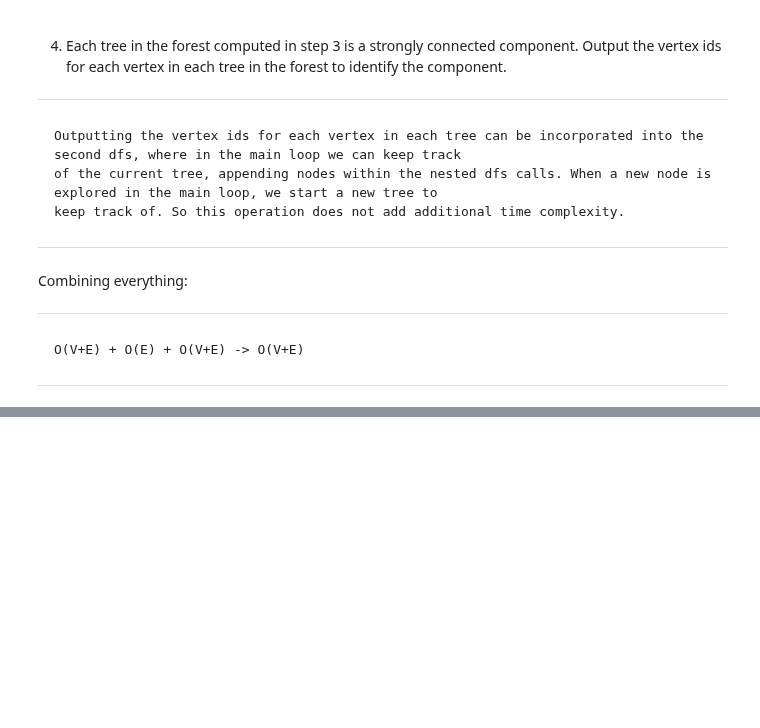
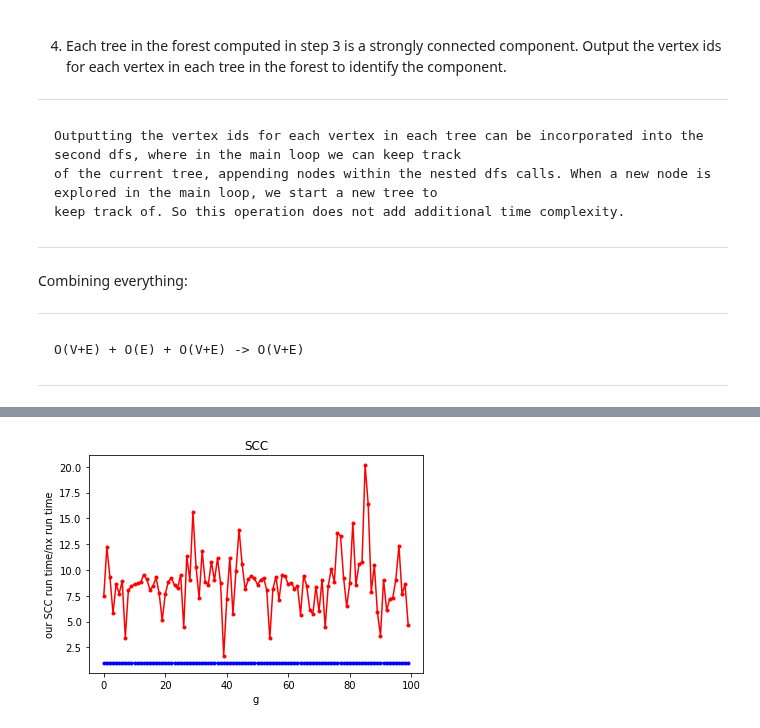
Before and after one commit to kkl116/Python_Runestone_DSA, a Jupyter notebook: Chapter_8/Chapter_8.ipynb, the cells around one changed output, grey strips where cells are left out. Cells and saved outputs as stored; diff of their text form; code cells hidden in the pictures; blank space fills up the shorter version.

```diff
--- a/Chapter_8/Chapter_8.ipynb
+++ b/Chapter_8/Chapter_8.ipynb
@@ -768,0 +1021,21 @@ class Prims_NX(Base_NX):
+# %%
+"""
+For SCC and topologicalSort, for comparison purposes we convert the generators into lists, so that it's a more
+fair comparison with my implementation (which returns the complete results in one go). When compared to the
+native nx functions that return the generators my function is suddenly 20,000X slower :'D, so these numbers
+make more sense!
+"""
+def nx_scc_list(g):
+        return tuple(nx.kosaraju_strongly_connected_components(g))
+
+scc_comp = CompareImplementation(
+        implementation_object=SCC_NX,
+        generator=RandomGraph_Generator(min_n=10, max_n=30, min_p=0.2, max_p=0.3, weighted=False,
+                                directed=True),
+        x_partial="""partial(impl.StronglyConnectedComponents)""",
+        y_partial="""partial(nx_scc_list, g)""",
+        experiment_name='SCC',
+        n_trials=1000
+).run_experiment()
+# %% [output]
+[figure, added]
```
Also changed, not shown: parts of 24 cells of this notebook, 3 other files.
